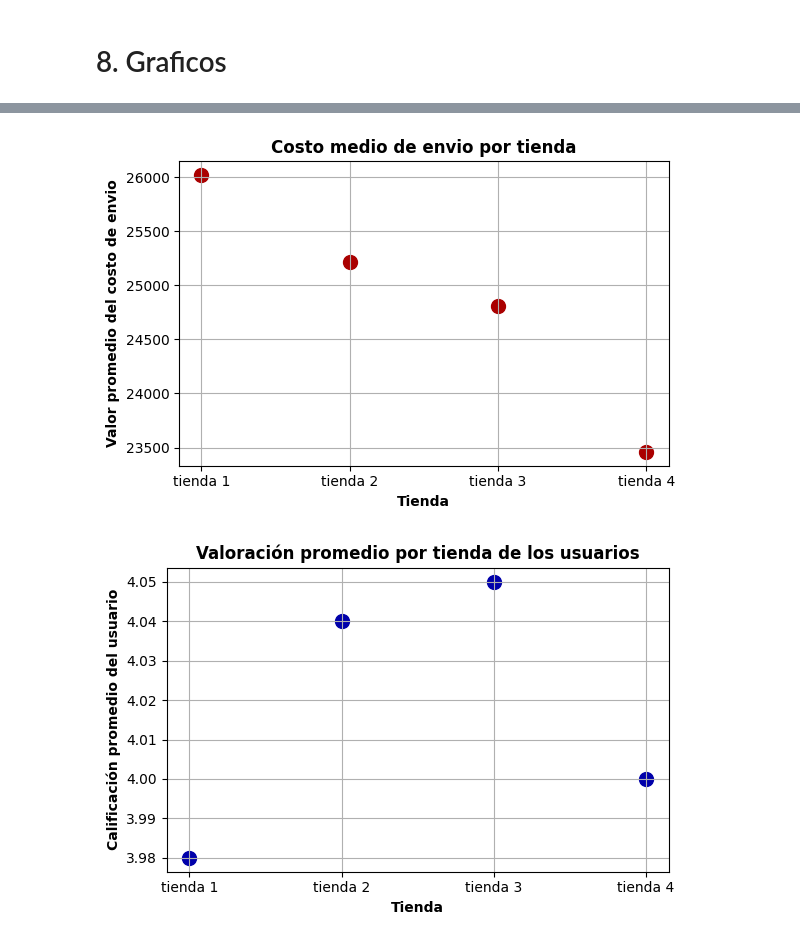
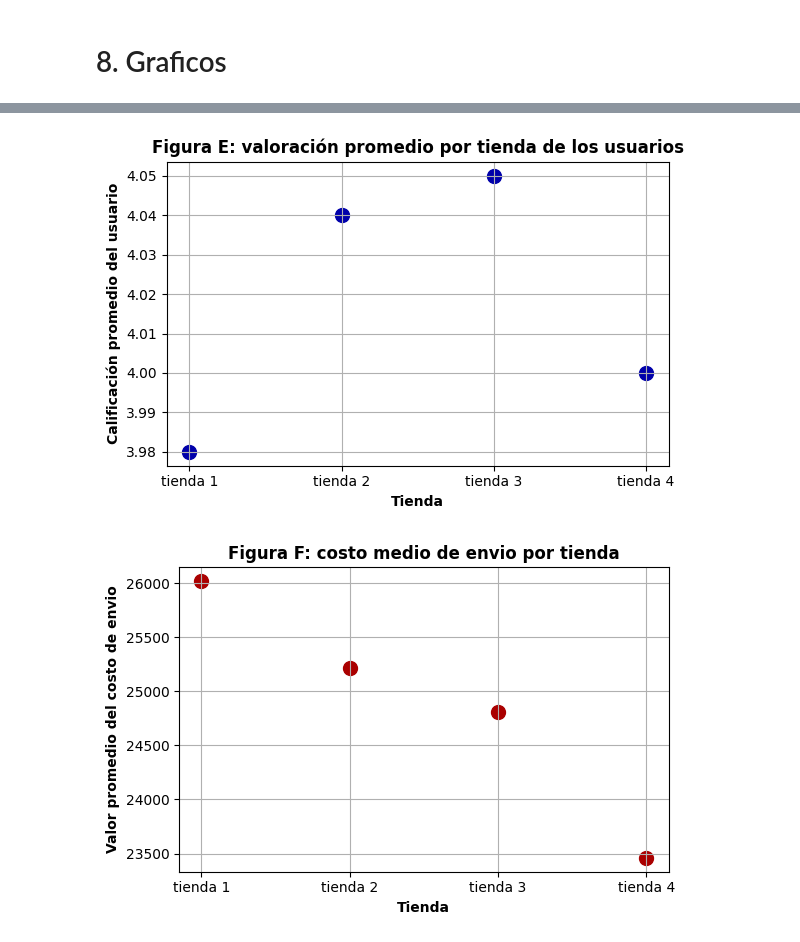
Before and after one commit to w4cha/analisis-alura, a Jupyter notebook: AluraStoreLatam.ipynb, the cells around one changed output, grey strips where cells are left out. Saved outputs shown, nothing was run; the diff lists cells and outputs as text; code cells hidden in the pictures.

```diff
--- a/AluraStoreLatam.ipynb
+++ b/AluraStoreLatam.ipynb
@@ -43,7 +43,7 @@ class Tienda:
     # when grouping the group columns becocome the id of the dataframe, each unique category
     # or combinations of categories in the group becomes the id of the new table, reset id transform
     # back to columns the categories and adds normal index
-    grouped = self.df_reader.groupby(["Producto", "Categoría del Producto"]).agg(**{name_alias: ("Precio", "count")}).reset_index()
+    grouped = self.df_reader.groupby(["Producto", "Categoría del Producto"]).agg(**{name_alias: ("Producto", "count")}).reset_index()
     más = grouped.iloc[grouped[name_alias].idxmax()].to_list()
     menos = grouped.iloc[grouped[name_alias].idxmin()].to_list()
     # iloc stands for index location loc is for locacte with names
@@ -59,6 +59,9 @@ class Tienda:
   def valor_promedio_categoría(self) -> dict:
     return self.df_reader.groupby("Categoría del Producto").agg(**{"Valor promedio producto": ("Precio", "mean")}).round(2).to_dict()
 
+  def distribución(self) -> dict:
+    return self.df_reader.groupby("Lugar de Compra").agg(**{"Ciudad de envio compra": ("Lugar de Compra", "count")}).to_dict()
+
 names = [f"tienda {i}" for i in range(1,5)]
 resultados = []
 for nombre, datos in zip(names, datos_tienda):
@@ -243,33 +244,27 @@ plt.show()
 # %%
-# item más y menos vendido por tienda y categoría
+# calificación por tienda
+plt.figure(figsize=(6, 4))
+plt.scatter(list(opinion_usuario.keys()), list(opinion_usuario.values()), s=100, color="#0000aa")
+
+plt.xlabel("Tienda", fontweight="bold")
+plt.ylabel("Calificación promedio del usuario", fontweight="bold")
+plt.title("Figura E: valoración promedio por tienda de los usuarios", fontweight="bold")
+plt.grid(True)
+
+plt.tight_layout()
+plt.show()
 
 # costo de envio promedio por tienda
 plt.figure(figsize=(6, 4))
 plt.scatter(list(envio_tienda.keys()), list(envio_tienda.values()), s=100, color="#aa0000")
 
 plt.xlabel("Tienda", fontweight="bold")
 plt.ylabel("Valor promedio del costo de envio", fontweight="bold")
-plt.title("Costo medio de envio por tienda", fontweight="bold")
+plt.title("Figura F: costo medio de envio por tienda", fontweight="bold")
 plt.grid(True)
 
 plt.tight_layout()
 plt.show()
 # %% [output]
-[figure, old version]
+[figure, new version]
+[figure, added]
-# %%
-# calificación por tienda
-
-plt.figure(figsize=(6, 4))
-plt.scatter(list(opinion_usuario.keys()), list(opinion_usuario.values()), s=100, color="#0000aa")
-
-plt.xlabel("Tienda", fontweight="bold")
-plt.ylabel("Calificación promedio del usuario", fontweight="bold")
-plt.title("Valoración promedio por tienda de los usuarios", fontweight="bold")
-plt.grid(True)
-
-plt.tight_layout()
-plt.show()
-
-# distribución geografica de ventas
-# %% [output]
-[figure, removed]
```
Also changed, not shown: parts of 5 cells of this notebook.
